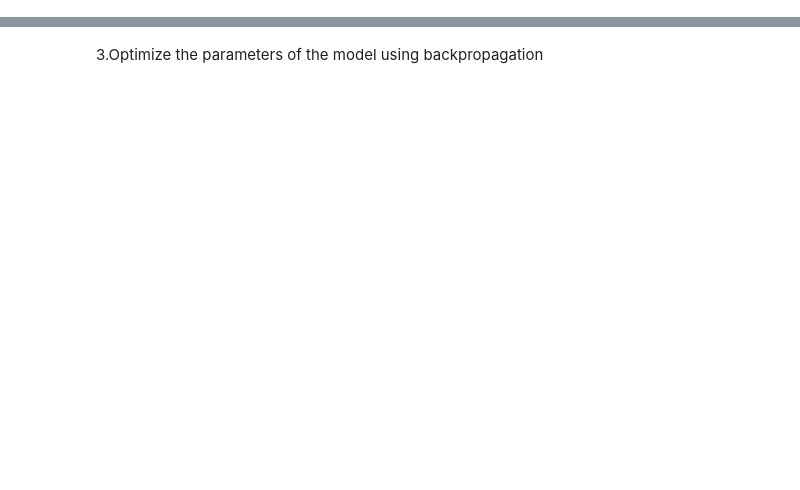
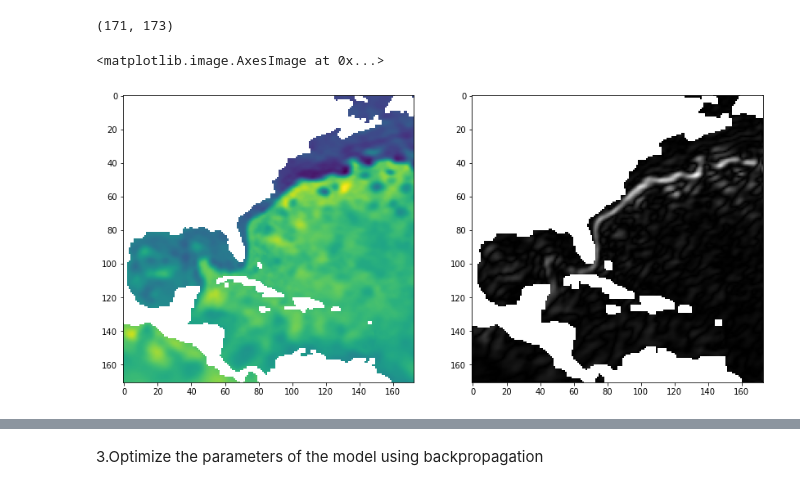
Before and after one commit to olmozavala/da_workshop_2022, a Jupyter notebook: 3_Hello_CNN.ipynb, the cells around one changed output, grey strips where cells are left out. Drawn from its saved outputs; the diff is of its cells as text; code cells hidden in the pictures; blank space fills up the shorter version.

```diff
--- a/3_Hello_CNN.ipynb
+++ b/3_Hello_CNN.ipynb
@@ -18 +23,27 @@ device = "cuda" if torch.cuda.is_available() else "cpu"
+# %%
+# Read example
+aviso = xr.open_dataset('./imgs/1993-01.nc')
+ssh = aviso['adt'].data[0,::-1,:]
+
+# Define sobel kernels
+sob_filter_y = np.array([[1,0,-1],
+                       [2,0,-2],
+                       [1,0,-1]])
+sob_filter_x = np.array([[1,2,1],
+                         [0,0,0],
+                         [-1,-2,-1]])
+
+# Compute convolution for each kernel
+sobel_x = cv2.filter2D(src=ssh, ddepth=-1, kernel=sob_filter_x)
+sobel_y = cv2.filter2D(src=ssh, ddepth=-1, kernel=sob_filter_y)
+
+# Plot
+fig, axs = plt.subplots(1,2, figsize=(14,7))
+print(ssh.shape)
+axs[0].imshow(ssh)
+axs[1].imshow(np.abs(sobel_x + sobel_y), cmap='gray')
+# %% [output]
+(171, 173)
+<matplotlib.image.AxesImage at 0x...>
+[figure, added]
 # %% [markdown]
```
Also changed, not shown: parts of 9 cells of this notebook, 3 other files.
